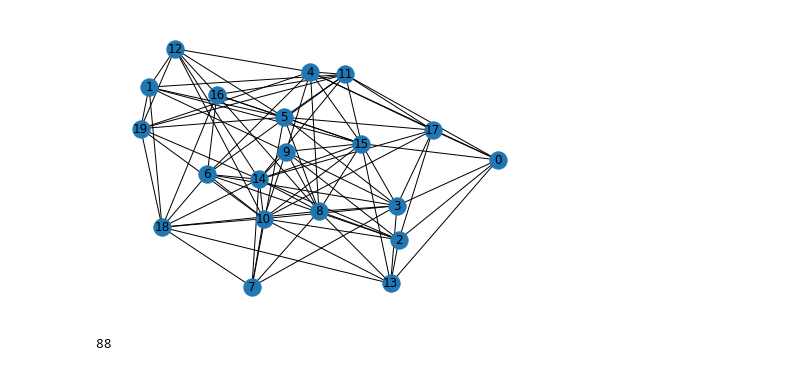
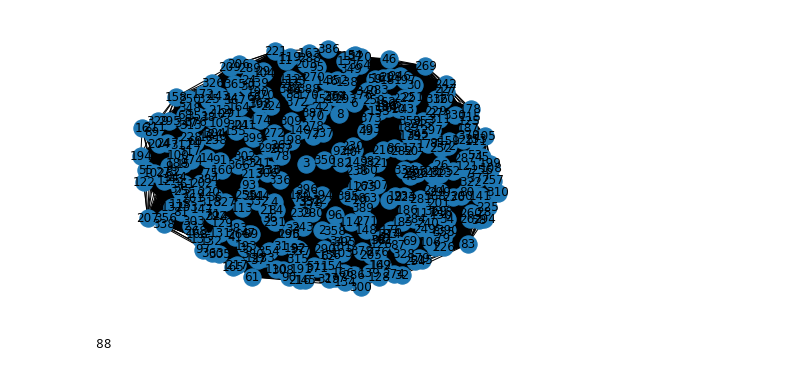
Before and after one commit to RenHLi/MATH3888, a Jupyter notebook: Community_Graph.ipynb, the cells around one changed output. Cells and saved outputs as stored; diff of their text form; code cells hidden in the pictures.

```diff
--- a/Community_Graph.ipynb
+++ b/Community_Graph.ipynb
@@ -39,12 +39,12 @@ G=G0.subgraph(nodes)
 # %%
 ## Test Graph
 
-G1 = nx.fast_gnp_random_graph(20, p= 0.5,seed=5)
+G1 = nx.fast_gnp_random_graph(400, p= 0.5,seed=5)
 nx.draw(G1, with_labels = True)
 
 l_part = nx_comm.louvain_communities(G1, resolution = 1, seed = 1)
 # %% [output]
-[figure, old version]
+[figure, new version]
 # %%
 l_part
 
```
Also changed, not shown: parts of 9 cells of this notebook, 1 other file.
